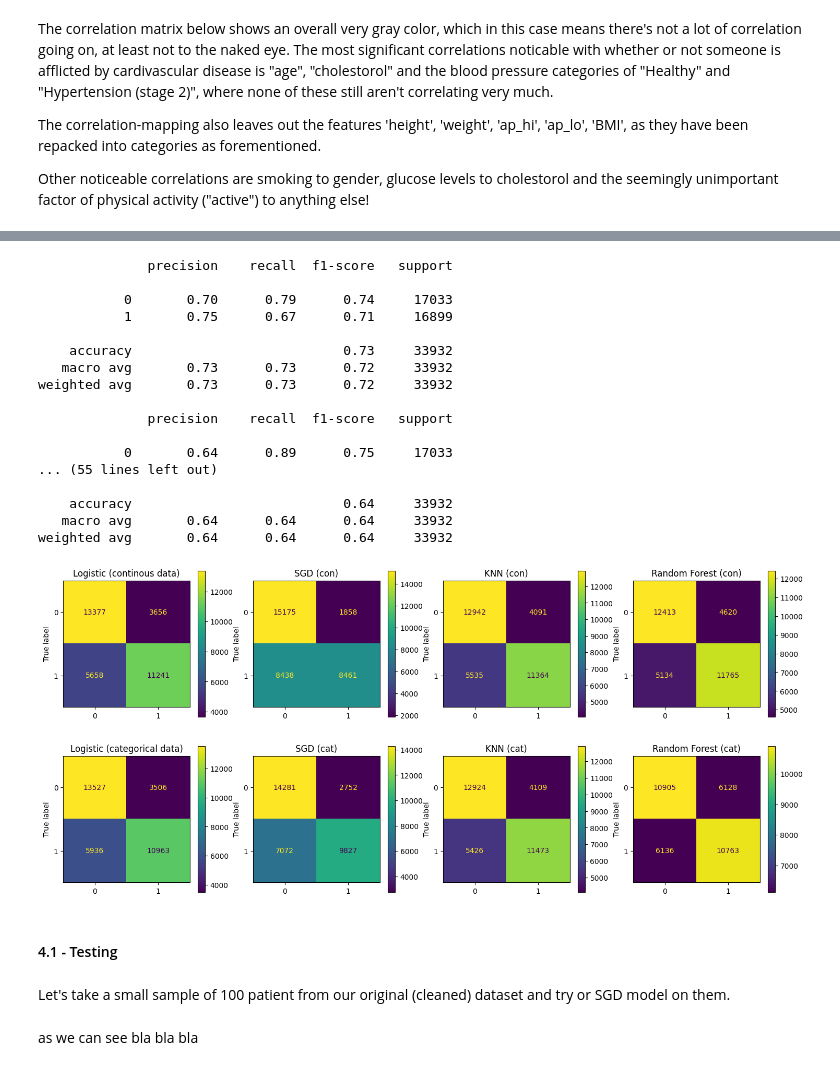
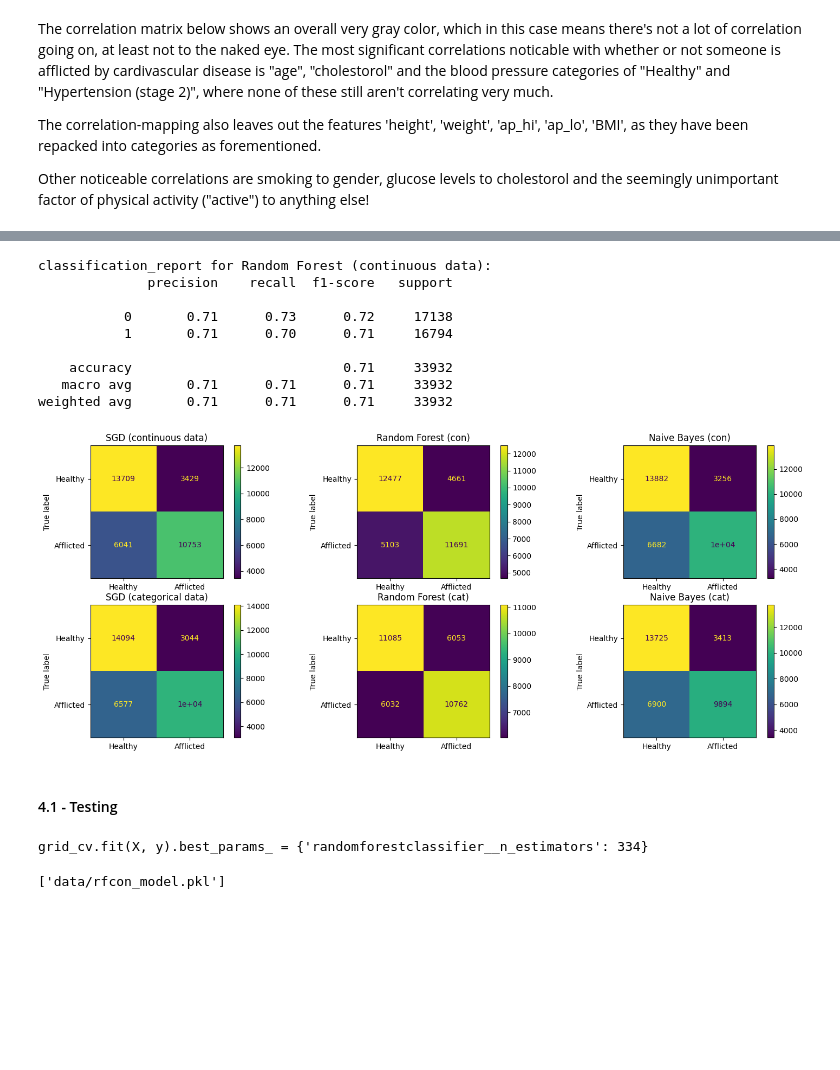
Before and after one commit to nabil0n/MachineLearning-Isak-Andersson, a Jupyter notebook: Labb/upg1.ipynb, the cells around one changed output, grey strips where cells are left out. Saved outputs shown, nothing was run; the diff lists cells and outputs as text; code cells hidden in the pictures; blank space fills up the shorter version.

Commit message:
lab_upg1 DONE. Need proofing. Model 300mb, added to .gitignore

```diff
--- a/Labb/upg1.ipynb
+++ b/Labb/upg1.ipynb
@@ -73,4 +89,4 @@ The data is also divided up into two groups where both have the original data, b
 # %%
 df_copy = df.copy()
 df_cat = df_copy.drop(['height', 'weight', 'ap_hi', 'ap_lo', 'BMI'], axis=1)
-df_con = df_copy.drop(['BP Healthy', 'BP Elevated', 'BP Hypertension (stage 1)', 'BP Hypertension (stage 2)','BP Hypertensive Crisis', 'Normal weight', 'Overweight', 'Obese (class I)', 'Obese (class II)', 'Obese (class III)'], axis=1)
+df_con = df_copy.drop(['weight', 'BP Healthy', 'BP Elevated', 'BP Hypertension (stage 1)', 'BP Hypertension (stage 2)','BP Hypertensive Crisis', 'Normal weight', 'Overweight', 'Obese (class I)', 'Obese (class II)', 'Obese (class III)'], axis=1)
@@ -148,11 +178,10 @@ def grid_search_fit(X, y, pipeline, param):
     return grid_cv.fit(X, y)
 # %%
-y_pred_log_con = grid_search_fit(X_train_con, y_train, pipe_log, param_log).predict(X_test_con)
 y_pred_sgd_con = grid_search_fit(X_train_con, y_train, pipe_sgd, param_sgd).predict(X_test_con)
-y_pred_knn_con = grid_search_fit(X_train_con, y_train, pipe_knn, param_knn).predict(X_test_con)
 y_pred_rf_con = grid_search_fit(X_train_con, y_train, pipe_rf, param_rf).predict(X_test_con)
-y_pred_log_cat = grid_search_fit(X_train_cat, y_train, pipe_log, param_log).predict(X_test_cat)
+y_pred_nb_con = grid_search_fit(X_train_con, y_train, pipe_nb, param_nb).predict(X_test_con)
+
 y_pred_sgd_cat = grid_search_fit(X_train_cat, y_train, pipe_sgd, param_sgd).predict(X_test_cat)
-y_pred_knn_cat = grid_search_fit(X_train_cat, y_train, pipe_knn, param_knn).predict(X_test_cat)
 y_pred_rf_cat = grid_search_fit(X_train_cat, y_train, pipe_rf, param_rf).predict(X_test_cat)
+y_pred_nb_cat = grid_search_fit(X_train_cat, y_train, pipe_nb, param_nb).predict(X_test_cat)
 # %% [output]
@@ -175,45 +270,35 @@ This happens to again be the gradient descent model, but for the continous data.
 # %%
 from sklearn.metrics import classification_report, confusion_matrix, ConfusionMatrixDisplay
 
-# print('Classification report for Stochastic Gradient Descent (continous data):')
-# print(classification_report(y_test, y_pred_sgd_con))
+print('classification_report for Random Forest (continuous data):')
+print(classification_report(y_test, y_pred_rf_con))
 
-for i in [y_pred_log_con, y_pred_sgd_con, y_pred_knn_con, y_pred_rf_con, y_pred_log_cat, y_pred_sgd_cat, y_pred_knn_cat, y_pred_rf_cat]:
-    print(classification_report(y_test, i))
+ax, fig = plt.subplots(2, 3, figsize=(18, 7))
 
-ax, fig = plt.subplots(2, 4, figsize=(18, 8))
+for i, ax in zip([y_pred_sgd_con, y_pred_rf_con, y_pred_nb_con,y_pred_sgd_cat, y_pred_rf_cat, y_pred_nb_cat], fig.flatten()):
+    ConfusionMatrixDisplay(confusion_matrix(y_test, i), display_labels=['Healthy', 'Afflicted']).plot(ax=ax)
 
-for i, ax in zip([y_pred_log_con, y_pred_sgd_con, y_pred_knn_con, y_pred_rf_con, y_pred_log_cat, y_pred_sgd_cat, y_pred_knn_cat, y_pred_rf_cat], fig.flatten()):
-    ConfusionMatrixDisplay(confusion_matrix(y_test, i)).plot(ax=ax)
-
-labels = ['Logistic (continous data)', 'SGD (con)', 'KNN (con)', 'Random Forest (con)', 'Logistic (categorical data)', 'SGD (cat)', 'KNN (cat)', 'Random Forest (cat)']
+labels = ['SGD (continuous data)', 'Random Forest (con)', 'Naive Bayes (con)', 'SGD (categorical data)', 'Random Forest (cat)', 'Naive Bayes (cat)',]
 for i, ax in enumerate(fig.flatten()):
     ax.set_title(labels[i])
-    ax.set_xlabel('')
+    ax.set_xlabel('') # To save space
 # %% [output]
+classification_report for Random Forest (continuous data):
               precision    recall  f1-score   support
 
-           0       0.70      0.79      0.74     17033
-           1       0.75      0.67      0.71     16899
+           0       0.71      0.73      0.72     17138
+           1       0.71      0.70      0.71     16794
 
-    accuracy                           0.73     33932
-   macro avg       0.73      0.73      0.72     33932
-weighted avg       0.73      0.73      0.72     33932
-
-              precision    recall  f1-score   support
-
-           0       0.64      0.89      0.75     17033
-... (55 lines left out)
-
-    accuracy                           0.64     33932
-   macro avg       0.64      0.64      0.64     33932
-weighted avg       0.64      0.64      0.64     33932
+    accuracy                           0.71     33932
+   macro avg       0.71      0.71      0.71     33932
+weighted avg       0.71      0.71      0.71     33932
-[figure, old version]
+[figure, new version]
 # %% [markdown]
 #### 4.1 - Testing
-# %% [markdown]
-Let's take a small sample of 100 patient from our original (cleaned) dataset and try or SGD model on them.
 # %%
 import joblib
 
-joblib.dump(grid_search_fit(X_train_con, y_train, pipe_sgd, param_sgd), 'data/sdg_model.pkl')
+joblib.dump(grid_search_fit(X_train_con, y_train, pipe_rf, param_rf), 'data/rfcon_model.pkl')
+# %% [output]
+grid_cv.fit(X, y).best_params_ = {'randomforestclassifier__n_estimators': 334}
+['data/rfcon_model.pkl']
@@ -222,2 +304,0 @@ joblib.dump(grid_search_fit(X_train_con, y_train, pipe_sgd, param_sgd), 'data/sd
-# %% [markdown]
-as we can see bla bla bla
```
Also changed, not shown: parts of 26 cells of this notebook, 4 other files.
